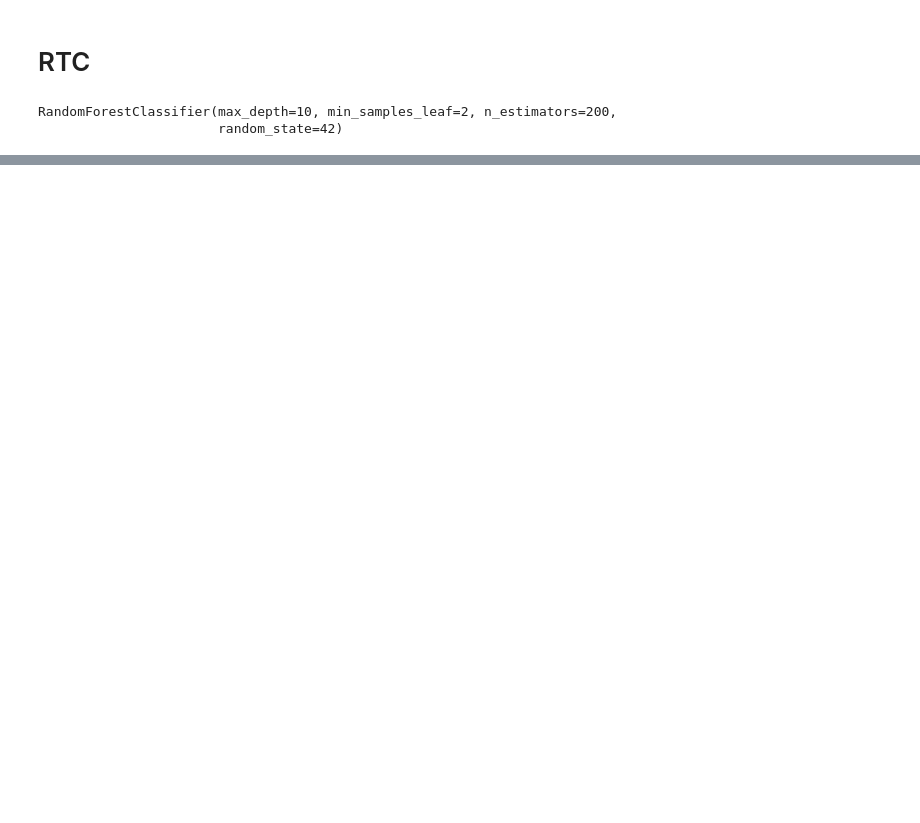
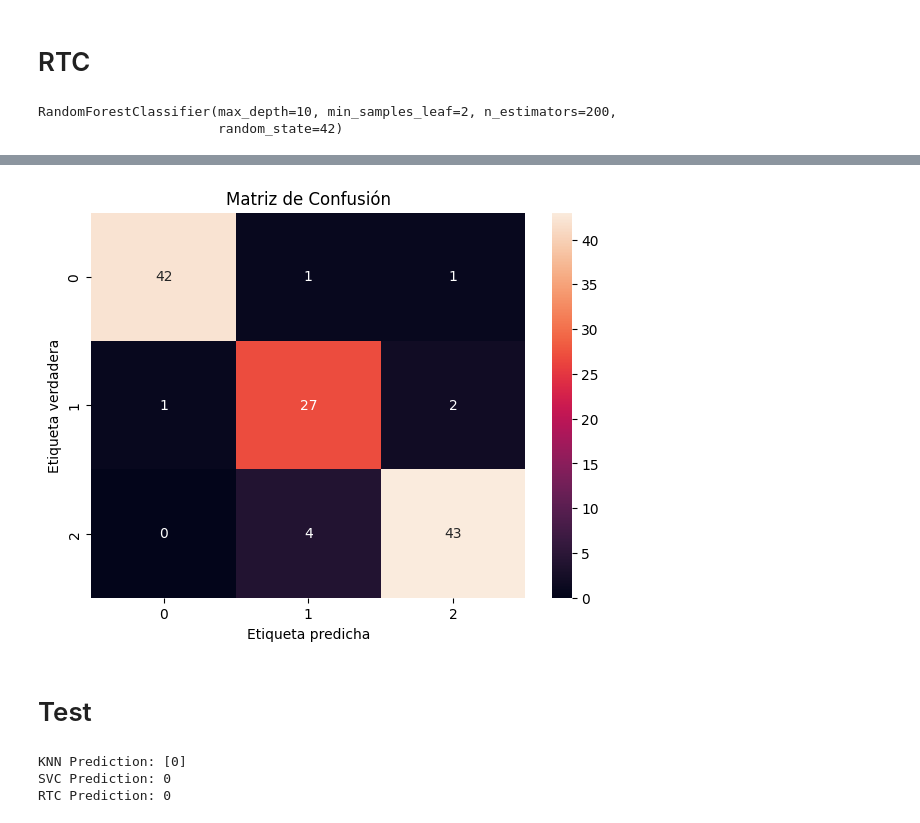
Before and after one commit to 1Pampu/BigData-ML-Proyectos, a Jupyter notebook: Trabajo Final/Trabajo_Final_Big_Data_ML.ipynb, the cells around one changed output, grey strips where cells are left out. Drawn from its saved outputs; the diff is of its cells as text; code cells hidden in the pictures; blank space fills up the shorter version.

```diff
--- a/Trabajo Final/Trabajo_Final_Big_Data_ML.ipynb
+++ b/Trabajo Final/Trabajo_Final_Big_Data_ML.ipynb
@@ -234,0 +236,20 @@ plt.show()
+# %%
+# Inicializamos una variable para almacenar las predicciones finales
+final_predictions = []
+
+# Iteramos a traves de las predicciones de los modelos entrenados
+for knn, svc, rtc in zip(knn_predictions, svc_predictions, rtc_predictions):
+
+    # Creamos un diccionario para almacenar los votos de cada modelo
+    votes = {0: 0, 1: 0, 2: 0}
+
+    # Incrementamos los votos para cada clase basados en las predicciones de cada modelo
+    votes[knn] += 1
+    votes[svc] += 1
+    votes[rtc] += 1
+
+    # Encontramos la prediccion con el mayor numero de votos
+    majority_vote = max(votes, key = votes.get)
+
+    # Agregamos la prediccion a la lista final de predicciones
+    final_predictions.append(majority_vote)
@@ -234,0 +277,17 @@ plt.show()
+# %%
+# Se calcula una matriz de confusión
+conf_matrix = confusion_matrix(y_test, final_predictions)
+
+# Se crea un gráfico que muestra la matriz con anotaciones de los valores y etiquetas
+plt.figure(figsize=(7,5))
+sns.heatmap(conf_matrix, annot=True, fmt='g')
+plt.xlabel('Etiqueta predicha')
+plt.ylabel('Etiqueta verdadera')
+plt.title('Matriz de Confusión')
+
+# Mostramos la visualización de la matriz de confusión
+plt.show()
+# %% [output]
+[figure, added]
+# %% [markdown]
+# Test
@@ -234,0 +310,6 @@ plt.show()
+# %%
+predict_with_models("normal.jpg")
+# %% [output]
+KNN Prediction: [0]
+SVC Prediction: 0
+RTC Prediction: 0
```
Also changed, not shown: parts of 12 cells of this notebook, 3 other files.
